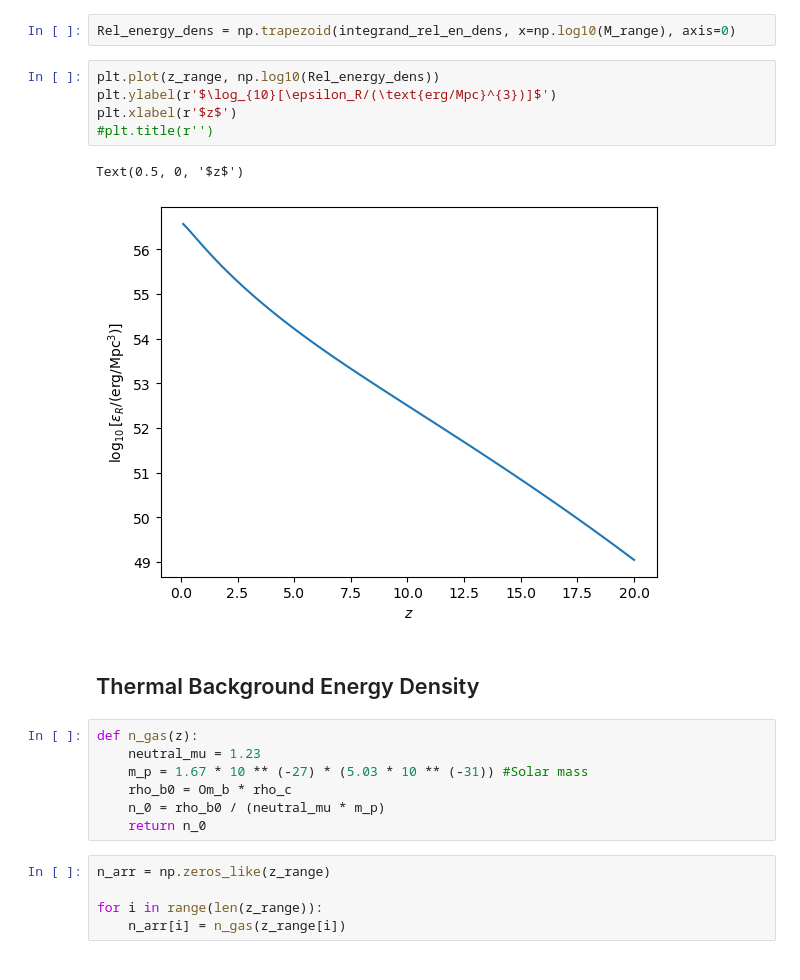
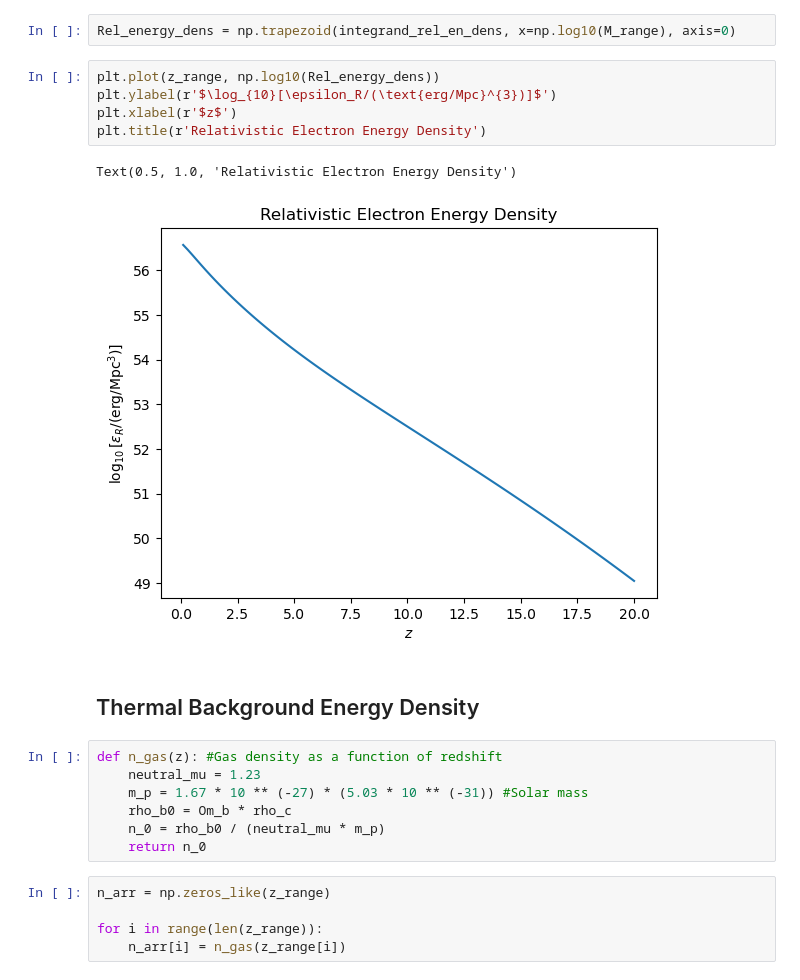
Before and after one commit to ysvaditya05/Galaxy-Formation, a Jupyter notebook: Notebooks/Alternat_XRaySources.ipynb, the cells around one changed output. Drawn from its saved outputs; the diff is of its cells as text.

```diff
--- a/Notebooks/Alternat_XRaySources.ipynb
+++ b/Notebooks/Alternat_XRaySources.ipynb
@@ -87,15 +87,15 @@ Rel_energy_dens = np.trapezoid(integrand_rel_en_dens, x=np.log10(M_range), axis=
 # %%
 plt.plot(z_range, np.log10(Rel_energy_dens))
 plt.ylabel(r'$\log_{10}[\epsilon_R/(\text{erg/Mpc}^{3})]$')
 plt.xlabel(r'$z$')
-#plt.title(r'')
+plt.title(r'Relativistic Electron Energy Density')
 # %% [output]
-Text(0.5, 0, '$z$')
+Text(0.5, 1.0, 'Relativistic Electron Energy Density')
-[figure, old version]
+[figure, new version]
 # %% [markdown]
 ## Thermal Background Energy Density
 # %%
-def n_gas(z):
+def n_gas(z): #Gas density as a function of redshift
     neutral_mu = 1.23
     m_p = 1.67 * 10 ** (-27) * (5.03 * 10 ** (-31)) #Solar mass
     rho_b0 = Om_b * rho_c
```
Also changed, not shown: parts of 44 cells of this notebook.
